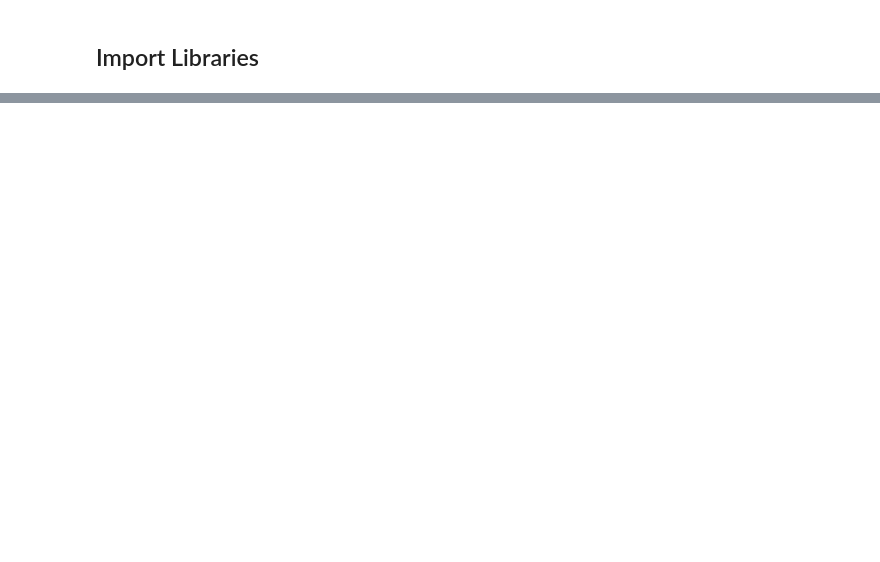
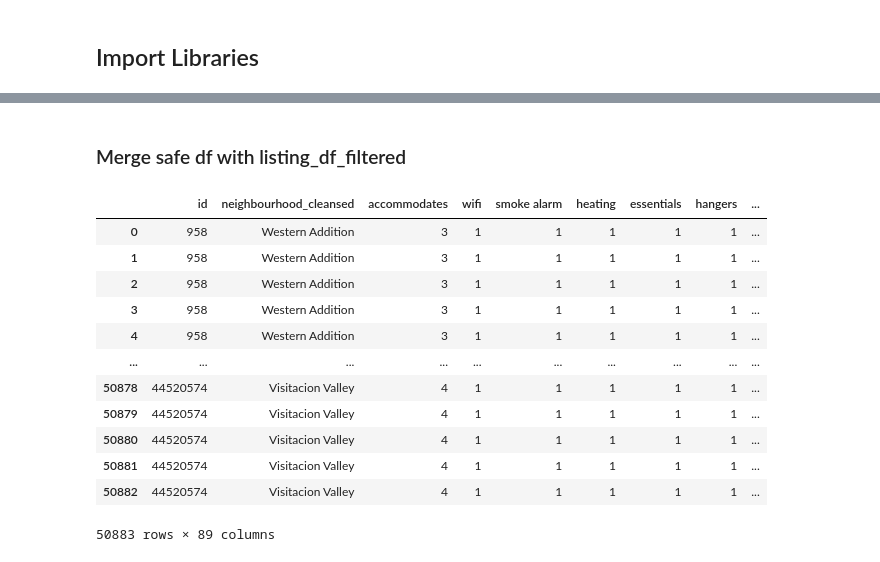
Before and after one commit to LingxingG/Data-Mining-Project, a Jupyter notebook: pre_processing/SafeIndex/Merging safe index to data.ipynb, the cells around one changed output, grey strips where cells are left out. Cells and saved outputs as stored; diff of their text form; code cells hidden in the pictures; blank space fills up the shorter version.

```diff
--- a/pre_processing/SafeIndex/Merging safe index to data.ipynb
+++ b/pre_processing/SafeIndex/Merging safe index to data.ipynb
@@ -89,0 +42,3 @@ df.head(10)
+# %%
+df= listing_df[['id','neighbourhood_cleansed','amenities','accommodates']]
+df
@@ -89,0 +61,19 @@ df.head(10)
+# %%
+amentities_col = df.amenities
+amentities_dict = {}
+id = 0
+for amentities in amentities_col:
+    x_striped = amentities[1:-1]
+    x_arr = x_striped.split(',')
+
+    for amentity in x_arr:
+        name = "{}".format((amentity.strip())[1:-1].lower().replace("\\u2019","'"))
+
+        if name not in amentities_dict:
+            amentities_dict[name] = 1
+        else:
+            amentities_dict[name] += 1
+sorted_amentities = dict(sorted(amentities_dict.items(), key=lambda x: x[1], reverse=True))
+sorted_amentities = {k: v for k, v in sorted_amentities.items() if v >= 30}
+filter_amentities = list(sorted_amentities.keys())
+filter_amentities
@@ -89,0 +100,4 @@ df.head(10)
+# %%
+for item in filter_amentities:
+    df[item] = 0
+df
@@ -89,0 +125,8 @@ df.head(10)
+# %%
+for index, rows in df.iterrows():
+    tmp = rows['amenities']
+    tmp = (tmp.strip())[1:-1].lower().replace("\\u2019","'").split(",")
+    for item in tmp:
+        item = item.replace('"', "").strip()
+        if item in filter_amentities:
+            df.loc[index, item] = 1
@@ -89,0 +166,21 @@ df.head(10)
+# %% [markdown]
+### Merge safe df with listing_df_filtered
+# %%
+df = df.drop('amenities', 1)
+df = pd.merge(left=df, right=safe_df, left_on='neighbourhood_cleansed', right_on='Area').drop(columns=['Area'])
+df.reset_index(drop=True, inplace=True)
+df
+# %% [output]
+|  | id | neighbourhood_cleansed | accommodates | wifi | smoke alarm | heating | essentials | hangers | ... |
+| 0 | 958 | Western Addition | 3 | 1 | 1 | 1 | 1 | 1 | ... |
+| 1 | 958 | Western Addition | 3 | 1 | 1 | 1 | 1 | 1 | ... |
+| 2 | 958 | Western Addition | 3 | 1 | 1 | 1 | 1 | 1 | ... |
+| 3 | 958 | Western Addition | 3 | 1 | 1 | 1 | 1 | 1 | ... |
+| 4 | 958 | Western Addition | 3 | 1 | 1 | 1 | 1 | 1 | ... |
+| ... | ... | ... | ... | ... | ... | ... | ... | ... | ... |
+| 50878 | 44520574 | Visitacion Valley | 4 | 1 | 1 | 1 | 1 | 1 | ... |
+| 50879 | 44520574 | Visitacion Valley | 4 | 1 | 1 | 1 | 1 | 1 | ... |
+| 50880 | 44520574 | Visitacion Valley | 4 | 1 | 1 | 1 | 1 | 1 | ... |
+| 50881 | 44520574 | Visitacion Valley | 4 | 1 | 1 | 1 | 1 | 1 | ... |
+| 50882 | 44520574 | Visitacion Valley | 4 | 1 | 1 | 1 | 1 | 1 | ... |
+50883 rows × 89 columns
```
Also changed, not shown: parts of 56 cells of this notebook, 3 other files.
